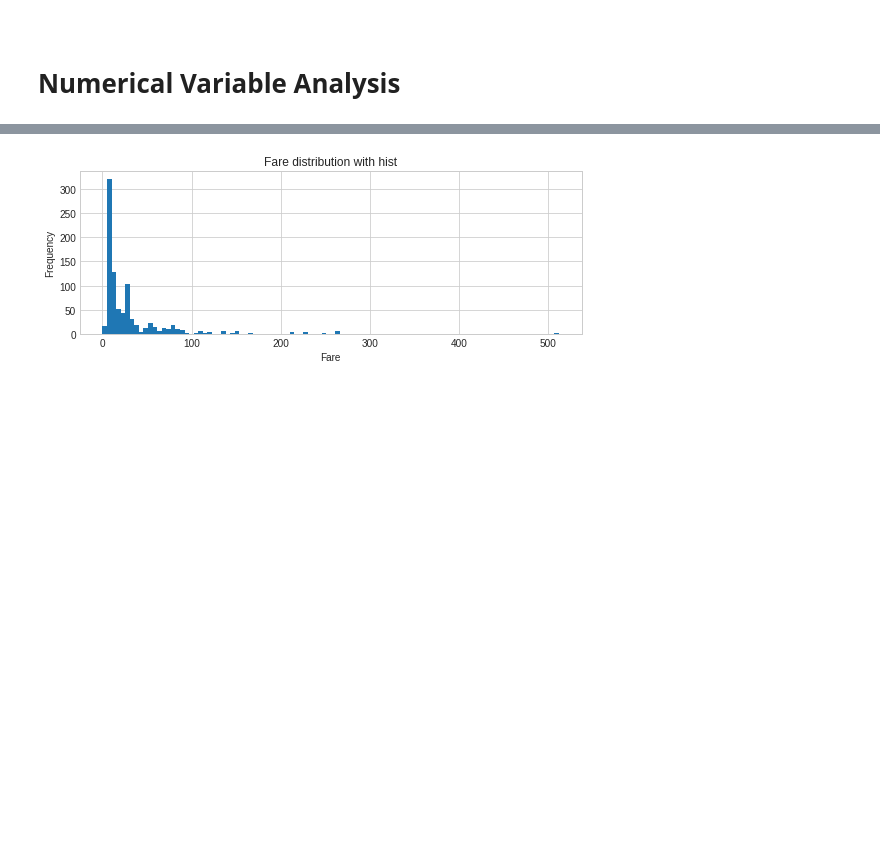
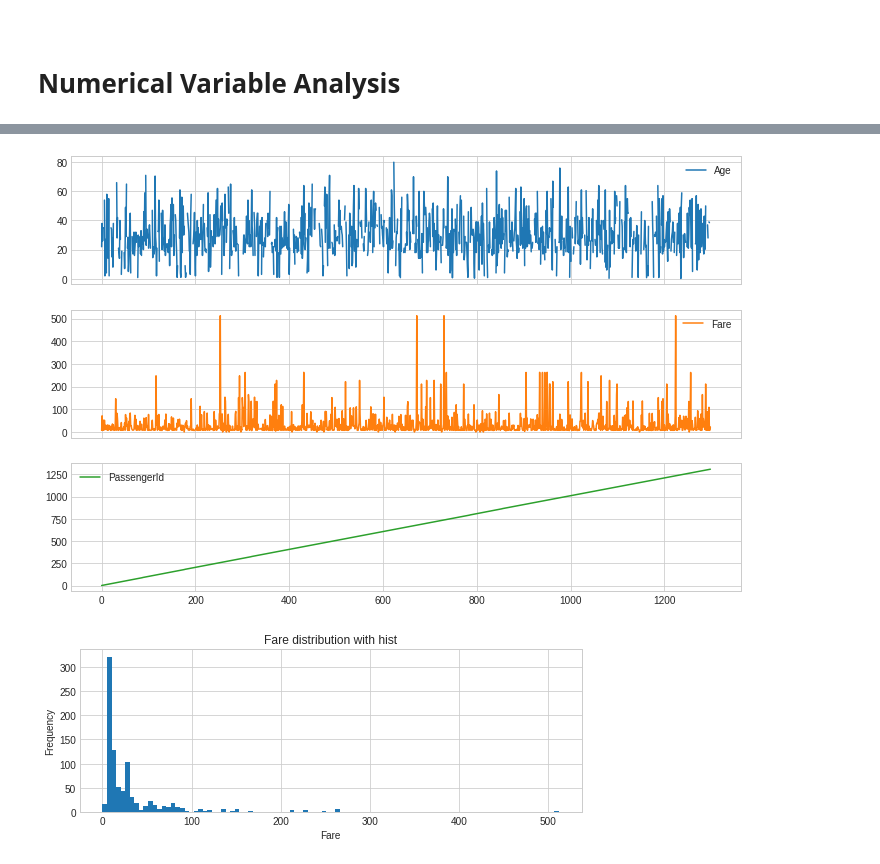
Before and after one commit to merdogan97/Projects, a Jupyter notebook: Titanic_Project_25_02_2022.ipynb, the cells around one changed output, grey strips where cells are left out. Saved outputs shown, nothing was run; the diff lists cells and outputs as text; code cells hidden in the pictures; blank space fills up the shorter version.

```diff
--- a/Titanic_Project_25_02_2022.ipynb
+++ b/Titanic_Project_25_02_2022.ipynb
@@ -272,3 +278,8 @@ Name: Ticket, Length: 681, dtype: int64
+# %%
+df_train.plot(subplots = True, figsize=(12,8))
+plt.show()
+# %% [output]
+[figure, added]
 # %%
 def plot_hist(variable):
 
```
Also changed, not shown: parts of 12 cells of this notebook.
